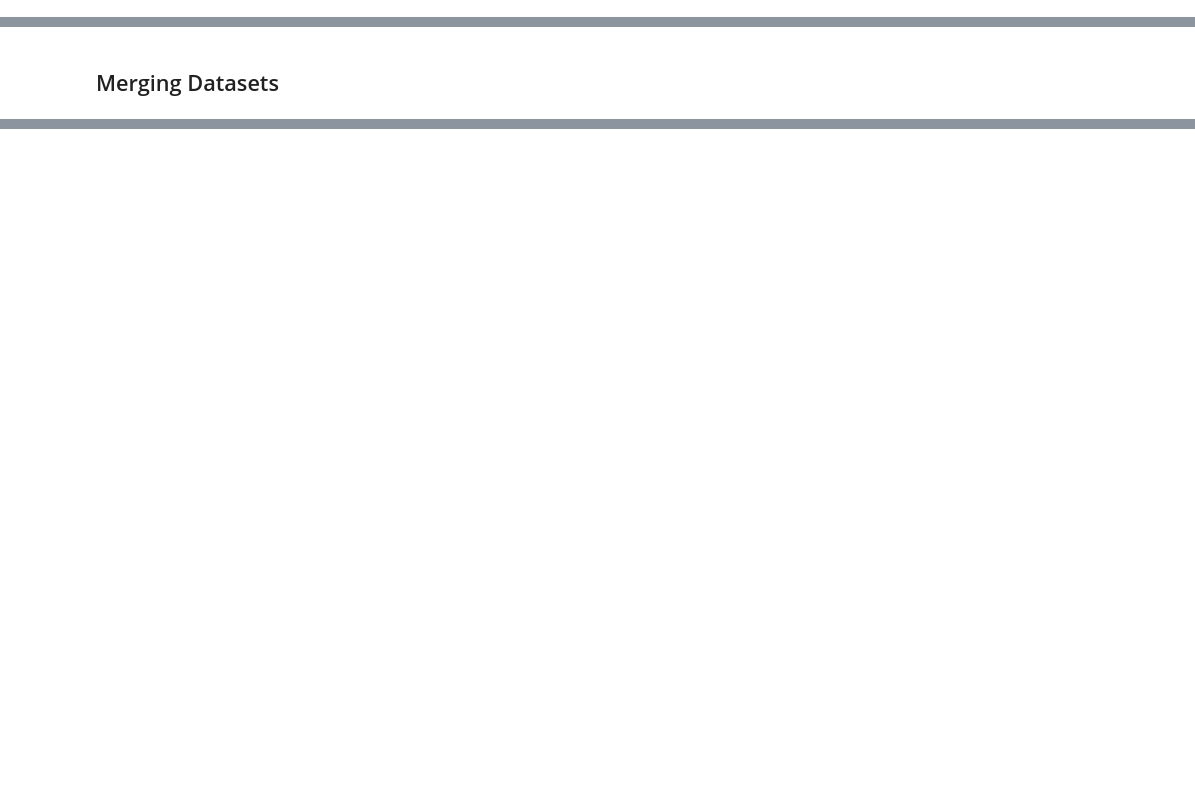
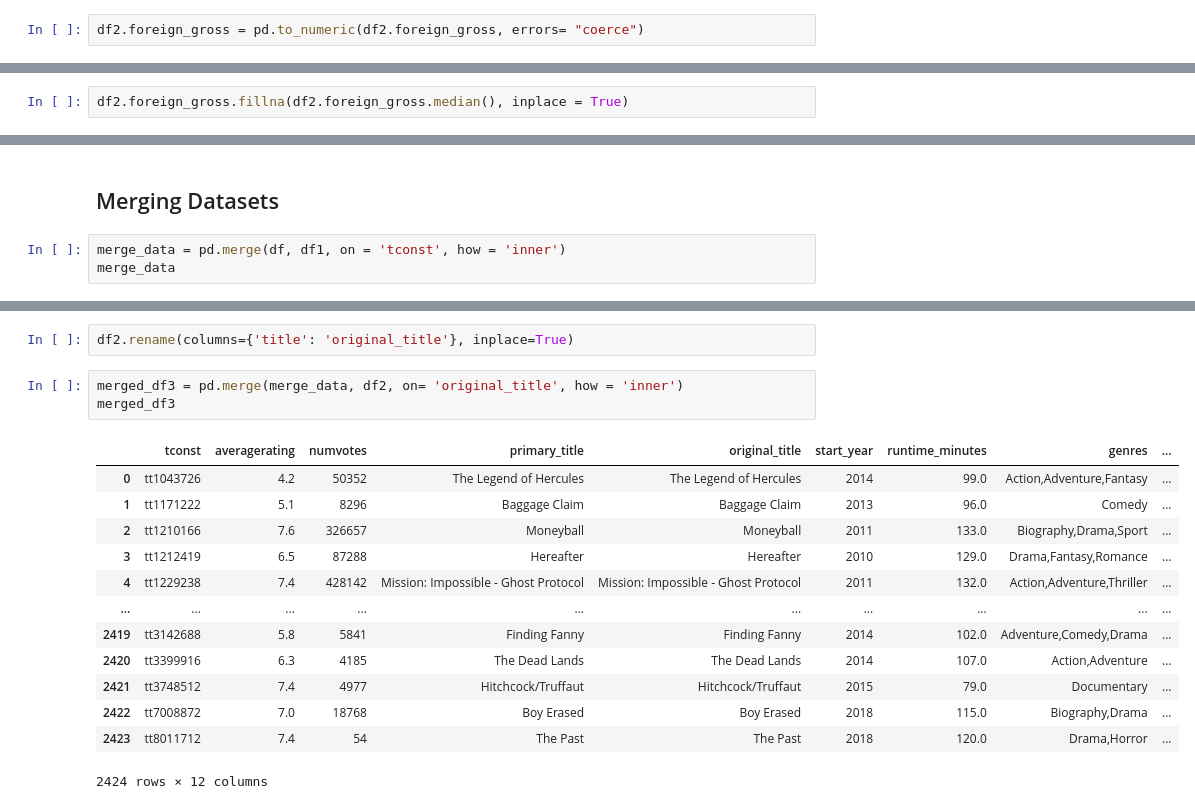
Before and after one commit to Rgmoogachiri/dsc-phase-1-project, a Jupyter notebook: student.ipynb, the cells around one changed output, grey strips where cells are left out. Drawn from its saved outputs; the diff is of its cells as text; blank space fills up the shorter version.

Commit message:
finished cleaning and merging of data

```diff
--- a/student.ipynb
+++ b/student.ipynb
@@ -651,0 +658,2 @@ For the column **foreign_gross** with a very low percentage, we can replace it w
+# %%
+df2.foreign_gross = pd.to_numeric(df2.foreign_gross, errors= "coerce")
@@ -651,0 +669,2 @@ For the column **foreign_gross** with a very low percentage, we can replace it w
+# %%
+df2.foreign_gross.fillna(df2.foreign_gross.median(), inplace = True)
@@ -660,3 +683,6 @@ year                 0
 dtype: int64
 # %% [markdown]
 ## Merging Datasets
+# %%
+merge_data = pd.merge(df, df1, on = 'tconst', how = 'inner')
+merge_data
@@ -662,0 +703,19 @@ dtype: int64
+# %%
+df2.rename(columns={'title': 'original_title'}, inplace=True)
+# %%
+merged_df3 = pd.merge(merge_data, df2, on= 'original_title', how = 'inner')
+merged_df3
+# %% [output]
+|  | tconst | averagerating | numvotes | primary_title | original_title | start_year | runtime_minutes | genres | ... |
+| 0 | tt1043726 | 4.2 | 50352 | The Legend of Hercules | The Legend of Hercules | 2014 | 99.0 | Action,Adventure,Fantasy | ... |
+| 1 | tt1171222 | 5.1 | 8296 | Baggage Claim | Baggage Claim | 2013 | 96.0 | Comedy | ... |
+| 2 | tt1210166 | 7.6 | 326657 | Moneyball | Moneyball | 2011 | 133.0 | Biography,Drama,Sport | ... |
+| 3 | tt1212419 | 6.5 | 87288 | Hereafter | Hereafter | 2010 | 129.0 | Drama,Fantasy,Romance | ... |
+| 4 | tt1229238 | 7.4 | 428142 | Mission: Impossible - Ghost Protocol | Mission: Impossible - Ghost Protocol | 2011 | 132.0 | Action,Adventure,Thriller | ... |
+| ... | ... | ... | ... | ... | ... | ... | ... | ... | ... |
+| 2419 | tt3142688 | 5.8 | 5841 | Finding Fanny | Finding Fanny | 2014 | 102.0 | Adventure,Comedy,Drama | ... |
+| 2420 | tt3399916 | 6.3 | 4185 | The Dead Lands | The Dead Lands | 2014 | 107.0 | Action,Adventure | ... |
+| 2421 | tt3748512 | 7.4 | 4977 | Hitchcock/Truffaut | Hitchcock/Truffaut | 2015 | 79.0 | Documentary | ... |
+| 2422 | tt7008872 | 7.0 | 18768 | Boy Erased | Boy Erased | 2018 | 115.0 | Biography,Drama | ... |
+| 2423 | tt8011712 | 7.4 | 54 | The Past | The Past | 2018 | 120.0 | Drama,Horror | ... |
+2424 rows × 12 columns
```
Also changed, not shown: parts of 21 cells of this notebook.
